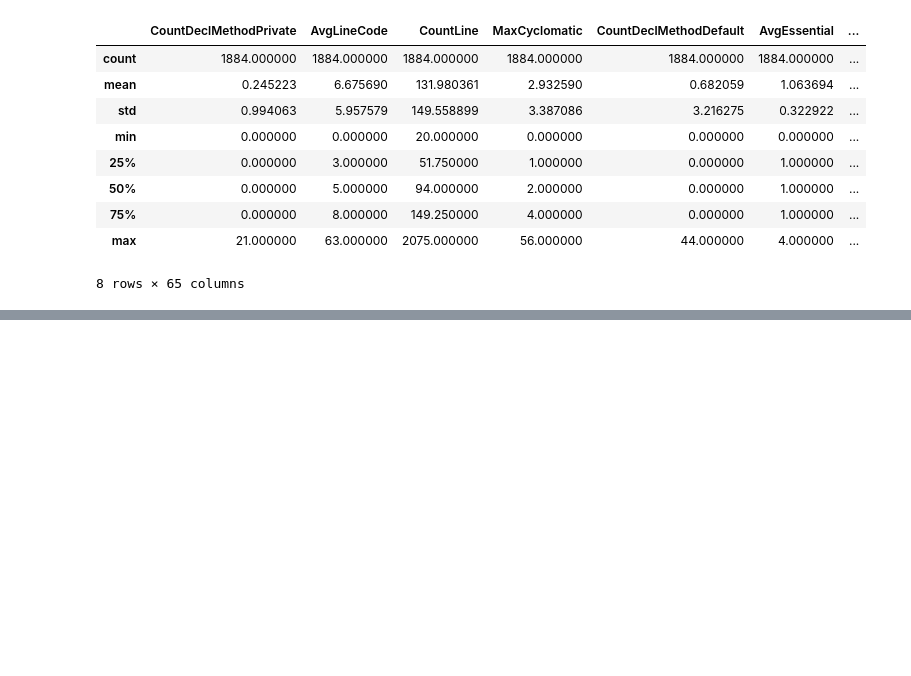
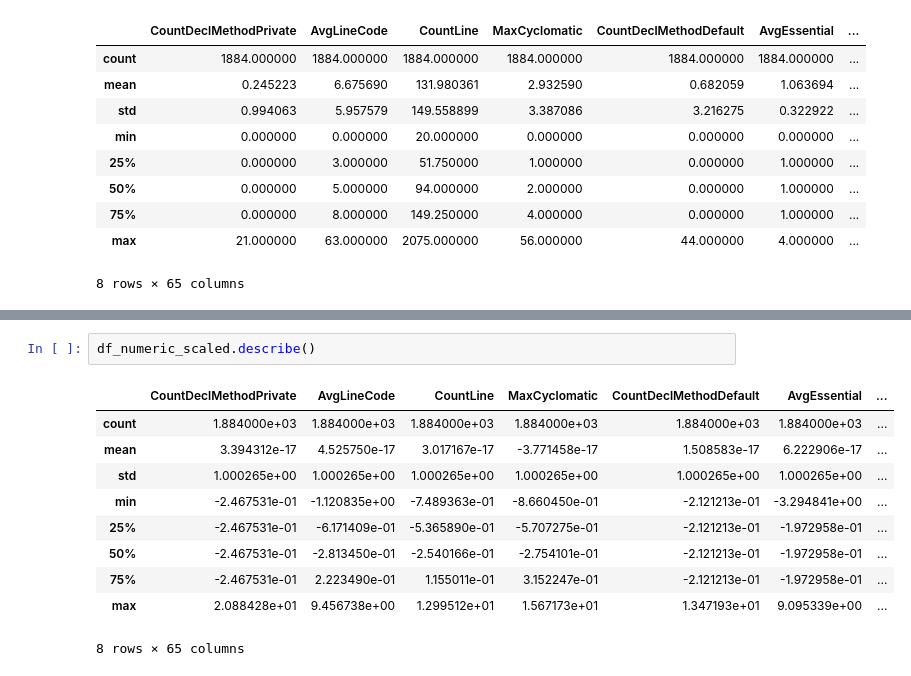
Before and after one commit to alvaldes/pred-err, a Jupyter notebook: Class Balance/JIRA/jira/activemq-5.0.0.ipynb, the cells around one changed output, grey strips where cells are left out. Drawn from its saved outputs; the diff is of its cells as text; blank space fills up the shorter version.

```diff
--- a/Class Balance/JIRA/jira/activemq-5.0.0.ipynb
+++ b/Class Balance/JIRA/jira/activemq-5.0.0.ipynb
@@ -245,0 +175,13 @@ plt.show()
+# %%
+df_numeric_scaled.describe()
+# %% [output]
+|  | CountDeclMethodPrivate | AvgLineCode | CountLine | MaxCyclomatic | CountDeclMethodDefault | AvgEssential | ... |
+| count | 1.884000e+03 | 1.884000e+03 | 1.884000e+03 | 1.884000e+03 | 1.884000e+03 | 1.884000e+03 | ... |
+| mean | 3.394312e-17 | 4.525750e-17 | 3.017167e-17 | -3.771458e-17 | 1.508583e-17 | 6.222906e-17 | ... |
+| std | 1.000265e+00 | 1.000265e+00 | 1.000265e+00 | 1.000265e+00 | 1.000265e+00 | 1.000265e+00 | ... |
+| min | -2.467531e-01 | -1.120835e+00 | -7.489363e-01 | -8.660450e-01 | -2.121213e-01 | -3.294841e+00 | ... |
+| 25% | -2.467531e-01 | -6.171409e-01 | -5.365890e-01 | -5.707275e-01 | -2.121213e-01 | -1.972958e-01 | ... |
+| 50% | -2.467531e-01 | -2.813450e-01 | -2.540166e-01 | -2.754101e-01 | -2.121213e-01 | -1.972958e-01 | ... |
+| 75% | -2.467531e-01 | 2.223490e-01 | 1.155011e-01 | 3.152247e-01 | -2.121213e-01 | -1.972958e-01 | ... |
+| max | 2.088428e+01 | 9.456738e+00 | 1.299512e+01 | 1.567173e+01 | 1.347193e+01 | 9.095339e+00 | ... |
+8 rows × 65 columns
```
Also changed, not shown: parts of 13 cells of this notebook, 2 other files.
